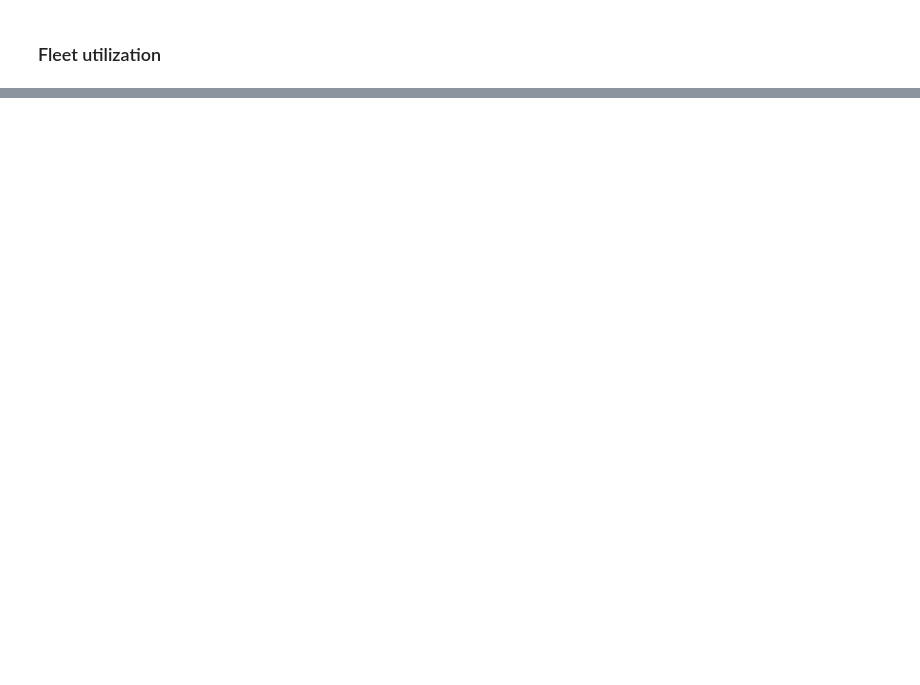
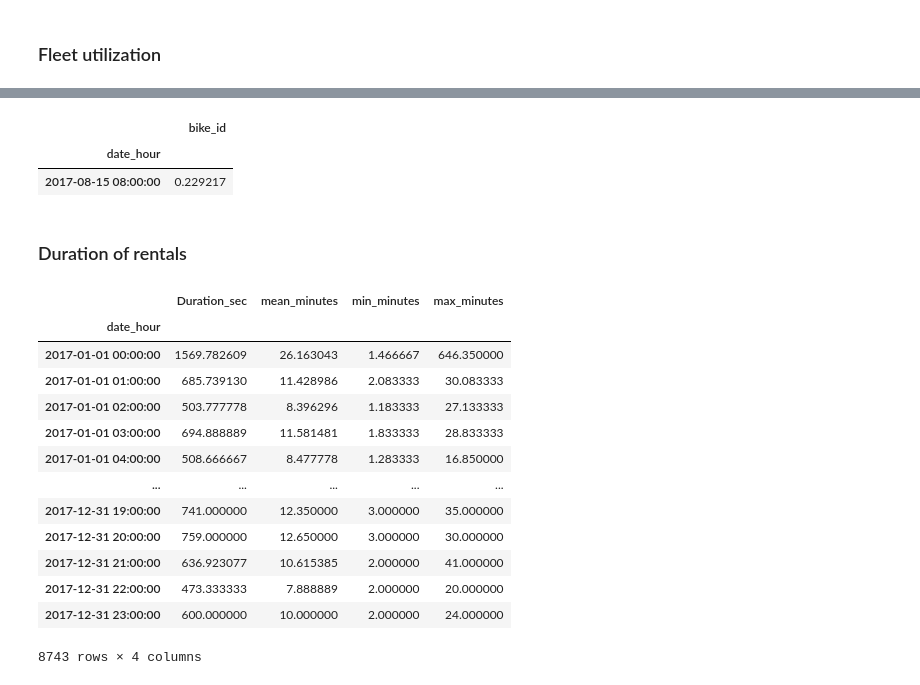
Before and after one commit to NeffIsBack/ThePredictors_DSML_Team_Assignment, a Jupyter notebook: Descriptive_Analytics.ipynb, the cells around one changed output, grey strips where cells are left out. Saved outputs shown, nothing was run; the diff lists cells and outputs as text; code cells hidden in the pictures; blank space fills up the shorter version.

```diff
--- a/Descriptive_Analytics.ipynb
+++ b/Descriptive_Analytics.ipynb
@@ -884,0 +971,31 @@ KeyError: "Level ['Date', 'Hour'] not found"
+# %%
+#Output for 15.08.2017 hour 8
+calculateFleetUtilization(15,8,8)
+# %% [output]
+|  | bike_id |
+| date_hour |  |
+| 2017-08-15 08:00:00 | 0.229217 |
+# %% [markdown]
+### Duration of rentals
+# %%
+duration = chi_data.groupby("date_hour")['Duration_sec'].mean()
+duration =pd.DataFrame(duration)
+duration["mean_minutes"]= duration["Duration_sec"]/60
+duration["min_minutes"]=  chi_data.groupby("date_hour")['Duration_sec'].min()/60
+duration["max_minutes"]=  chi_data.groupby("date_hour")['Duration_sec'].max()/60
+duration
+# %% [output]
+|  | Duration_sec | mean_minutes | min_minutes | max_minutes |
+| date_hour |  |  |  |  |
+| 2017-01-01 00:00:00 | 1569.782609 | 26.163043 | 1.466667 | 646.350000 |
+| 2017-01-01 01:00:00 | 685.739130 | 11.428986 | 2.083333 | 30.083333 |
+| 2017-01-01 02:00:00 | 503.777778 | 8.396296 | 1.183333 | 27.133333 |
+| 2017-01-01 03:00:00 | 694.888889 | 11.581481 | 1.833333 | 28.833333 |
+| 2017-01-01 04:00:00 | 508.666667 | 8.477778 | 1.283333 | 16.850000 |
+| ... | ... | ... | ... | ... |
+| 2017-12-31 19:00:00 | 741.000000 | 12.350000 | 3.000000 | 35.000000 |
+| 2017-12-31 20:00:00 | 759.000000 | 12.650000 | 3.000000 | 30.000000 |
+| 2017-12-31 21:00:00 | 636.923077 | 10.615385 | 2.000000 | 41.000000 |
+| 2017-12-31 22:00:00 | 473.333333 | 7.888889 | 2.000000 | 20.000000 |
+| 2017-12-31 23:00:00 | 600.000000 | 10.000000 | 2.000000 | 24.000000 |
+8743 rows × 4 columns
```
Also changed, not shown: parts of 15 cells of this notebook.
